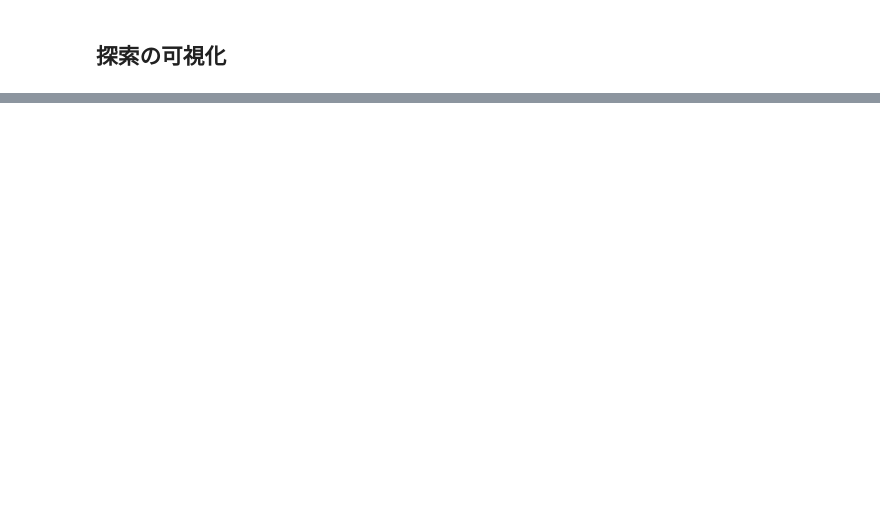
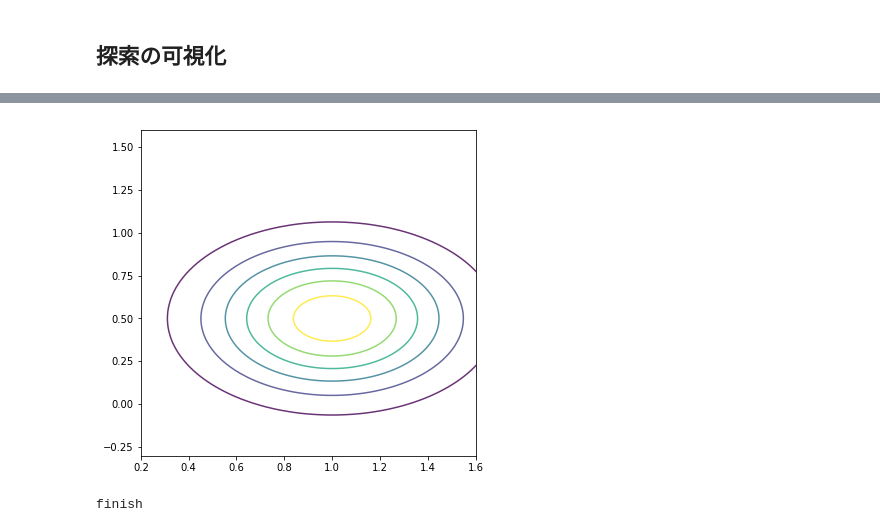
Before and after one commit to tkda-h3/interval-newton-method, a Jupyter notebook: nn-output-optimization.ipynb, the cells around one changed output, grey strips where cells are left out. Drawn from its saved outputs; the diff is of its cells as text; code cells hidden in the pictures; blank space fills up the shorter version.

```diff
--- a/nn-output-optimization.ipynb
+++ b/nn-output-optimization.ipynb
@@ -179,34 +183,41 @@ print x2_lim
 # %%
-x = np.arange(-2, 2.5, 0.01)
-y = np.arange(-2, 2.5, 0.01)
+x = np.arange(-2, 2, 0.02)
+y = np.arange(-2, 2, 0.02)
 X, Y = np.meshgrid(x, y)
 Z = np.apply_along_axis(activate_func, 0, np.array([X.flatten(), Y.flatten()])).reshape(X.shape)
-
+plt.figure(figsize=(6,6))
+plt.xlim(x1_lim)
+plt.ylim(x2_lim)
+plt.contour(X, Y, Z, alpha=0.8, zorder=100, shading='gouraud')
+plt.show()
 
 for i in range(len(animation_box)):
-    if i % 10:
-        continue
+#     if i % 3:
+#         continue
 
     fig = plt.figure(figsize=(8,8))
     plt.xlim(x1_lim)
     plt.ylim(x2_lim)
     ax = fig.add_subplot(111)
-    for j in range(i):
+    for j in range(i+1):
         for parent_box, parent_flag in animation_box[j]:
 #        parent_box, parent_flag = animation_box[j]
             fcolor, ecolor = color_map[parent_flag]# facecolor, edgecolor
             parent_x1 = parent_box[0][0]
             parent_x2 = parent_box[1][0]
             if ip.is_empty(parent_box):
                 continue
             rect = get_rect(parent_x1, parent_x2, fcolor, ecolor)
             ax.add_patch(rect)
 
     # 最後にcolor mapを薄く重ねる
-    im =plt.pcolormesh(X, Y, Z, alpha=0.1, zorder=1000, shading='gouraud', cmap=plt.cm.Reds)
+    im =plt.contour(X, Y, Z, alpha=0.8, zorder=100, shading='gouraud')
     #fig.colorbar(im)
     #plt.show()
     fig.savefig("image/anime_{0:0>4}.png".format(i))
     plt.close(fig)
 
 print 'finish'
+# %% [output]
+[figure, added]
+finish
```
Also changed, not shown: parts of 3 cells of this notebook, 3 other files.
